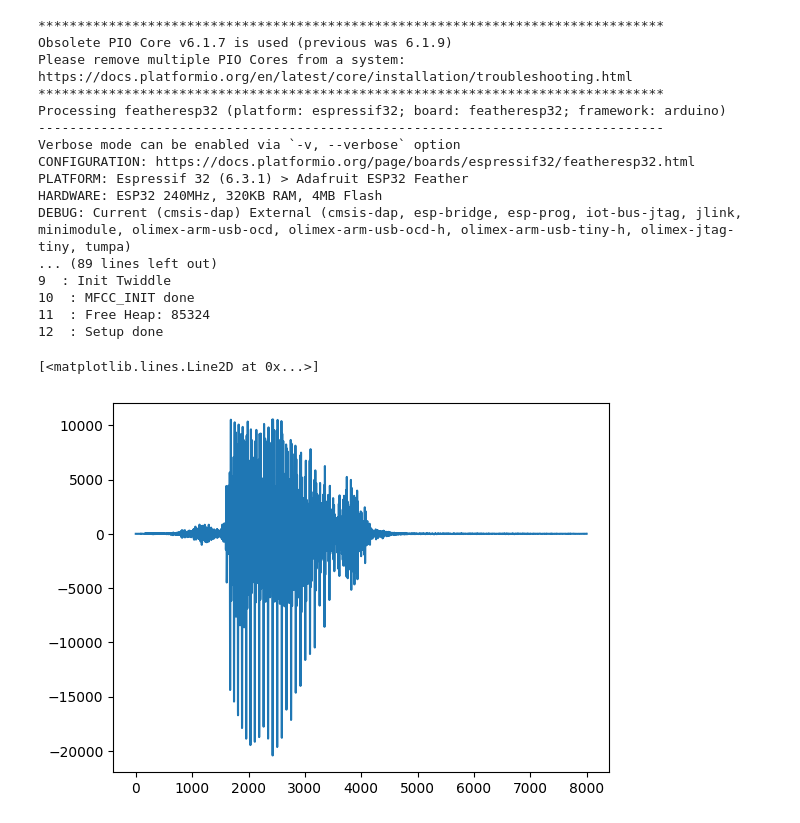
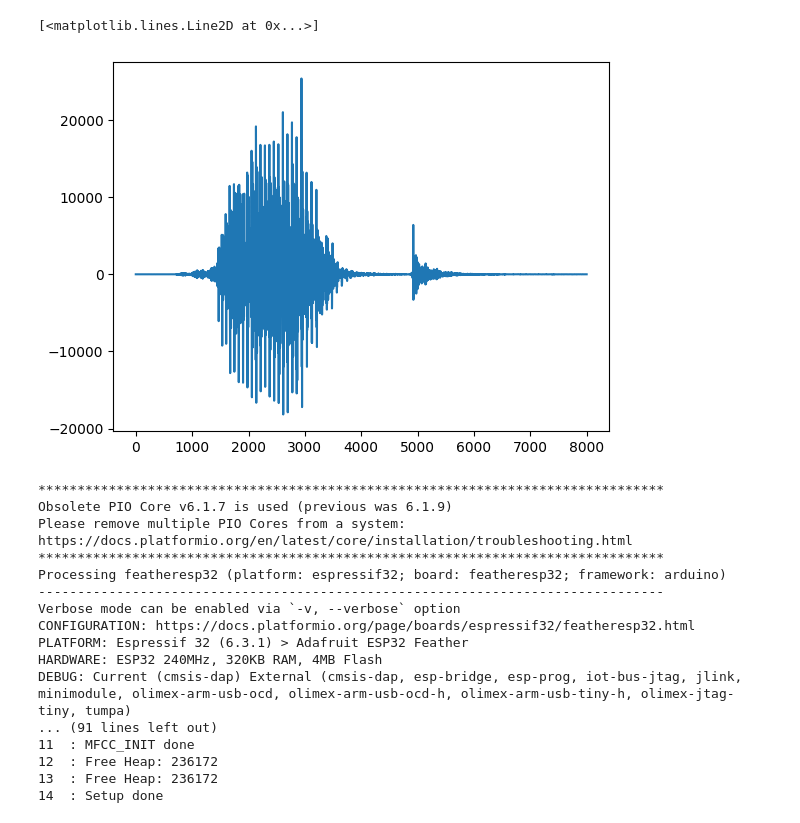
Before and after one commit to SonDePoisson/Embedded-Sound-Recognition, a Jupyter notebook: python_mfcc_gen_from_clement/fft_mfcc_test_serial_esp32_1s-Copy1.ipynb, the cells around one changed output. Drawn from its saved outputs; the diff is of its cells as text; code cells hidden in the pictures.

```diff
--- a/python_mfcc_gen_from_clement/fft_mfcc_test_serial_esp32_1s-Copy1.ipynb
+++ b/python_mfcc_gen_from_clement/fft_mfcc_test_serial_esp32_1s-Copy1.ipynb
@@ -9,12 +9,28 @@ import python_speech_features
 import serial
 from matplotlib import cm
 import subprocess
+# %%
+# Dataset path and view possible targets
+# filename  = '../data_speech_commands_v0.02/four/0a2b400e_nohash_0.wav'  #Four
+filename  = '../data_speech_commands_v0.02/right/0a2b400e_nohash_3.wav' #Right
+# filename  = '../data_speech_commands_v0.02/stop/0a196374_nohash_0.wav'  #Stop
+
+signal, fs = librosa.load(filename, sr=8000)
+signal=signal*(2**15)
+function=signal.astype(np.int16)
+np.savetxt('time_series_1s.dat', function, fmt='%d', delimiter='\n')
+
+
+plt.plot(signal)
+# %% [output]
+[<matplotlib.lines.Line2D at 0x...>]
+[figure, added]
 # %%
 subprocess.run("cd ../ ; pio run -t upload", shell=True)
 
 ser = serial.Serial()
 ser.baudrate = 115200
-ser.port = '/dev/cu.usbserial-14110'
+ser.port = '/dev/cu.usbserial-14210'
 ser.open()
 
 for i in range(20):            # 256 = 16*16
@@ -39,24 +55,8 @@ CONFIGURATION: https://docs.platformio.org/page/boards/espressif32/featheresp32.
 PLATFORM: Espressif 32 (6.3.1) > Adafruit ESP32 Feather
 HARDWARE: ESP32 240MHz, 320KB RAM, 4MB Flash
 DEBUG: Current (cmsis-dap) External (cmsis-dap, esp-bridge, esp-prog, iot-bus-jtag, jlink, minimodule, olimex-arm-usb-ocd, olimex-arm-usb-ocd-h, olimex-arm-usb-tiny-h, olimex-jtag-tiny, tumpa)
-... (89 lines left out)
-9  : Init Twiddle
-10  : MFCC_INIT done
-11  : Free Heap: 85324
-12  : Setup done
+... (91 lines left out)
+11  : MFCC_INIT done
+12  : Free Heap: 236172
+13  : Free Heap: 236172
+14  : Setup done
-# %%
-# Dataset path and view possible targets
-filename  = '../data_speech_commands_v0.02/four/0a2b400e_nohash_0.wav'  #Four
-# filename  = '../data_speech_commands_v0.02/right/0a2b400e_nohash_3.wav' #Right
-# filename  = '../data_speech_commands_v0.02/stop/0a196374_nohash_0.wav'  #Stop
-
-signal, fs = librosa.load(filename, sr=8000)
-signal=signal*(2**15)
-function=signal.astype(np.int16)
-np.savetxt('time_series_1s.dat', function, fmt='%d', delimiter='\n')
-
-
-plt.plot(signal)
-# %% [output]
-[<matplotlib.lines.Line2D at 0x...>]
-[figure, removed]
```
Also changed, not shown: parts of 6 cells of this notebook, 12 other files.
